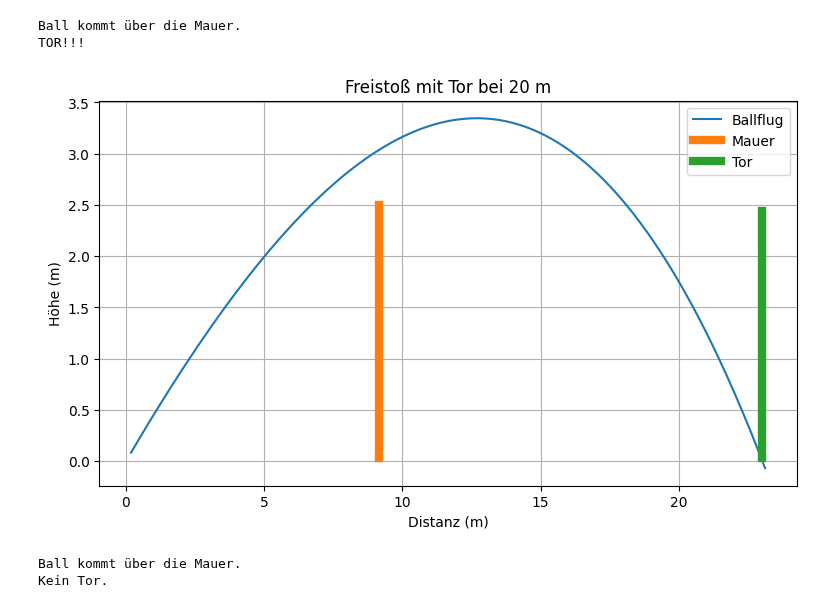
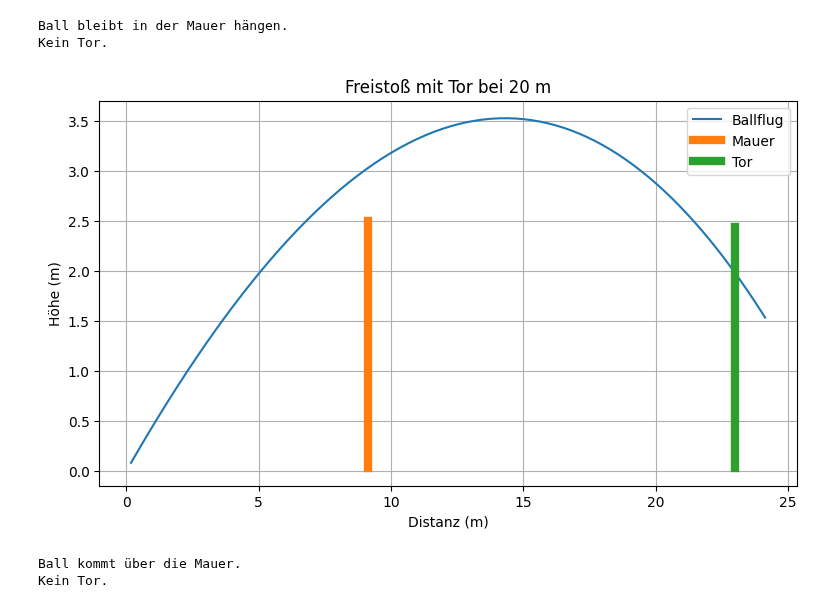
Before and after one commit to Eray-hgs/TG12-3, a Jupyter notebook: Seminarkurs/MagnusEffekt.ipynb, the cells around one changed output. Saved outputs shown, nothing was run; the diff lists cells and outputs as text; code cells hidden in the pictures.

```diff
--- a/Seminarkurs/MagnusEffekt.ipynb
+++ b/Seminarkurs/MagnusEffekt.ipynb
@@ -7,8 +7,8 @@ import matplotlib.pyplot as plt
 # -----------------------------
 g = 9.81    # Erdbeschleunigung in m/s^2
 dichteLuft = 1.2   # Dichte der Luft in kg/m^3
-lwBeiwert = 0.47   # Luftwiderstandsbeiwert für einen runden Ball
-Cl = 0.2    # Magnus-Koeffizient (nicht perfekt glatt)
+lwBeiwert = 0.2   # Luftwiderstandsbeiwert für einen runden Ball
+Cl = 0.2    # Auftriebsbeiwert (nicht perfekt glatt)
 r = 0.11    # Radius des Balls in m
 A = np.pi * r**2    # Querschnittsfläche des Balls
 m = 0.43    # Masse des Balls in kg
@@ -27,7 +27,7 @@ tor_h = 2.44
 # ---------------------------------------------------------------------
 v0 = 20
 winkel = 25
-spin = 10   # Topspin
+spin = 5   # Topspin
 dt = 0.01
 
 winkel_rad = np.radians(winkel)
@@ -71,36 +71,36 @@ positionen = np.array(positionen)
 # -----------------------------
 if ueber_mauer:
     print("Ball kommt über die Mauer.")
 else:
     print("Ball bleibt in der Mauer hängen.")
 
 if im_tor and ueber_mauer:
     print("TOR!!!")
 else:
     print("Kein Tor.")
 
 # -----------------------------
 # Plot
 # -----------------------------
 plt.figure(figsize=(9,5))
 plt.plot(positionen[:,0], positionen[:,1], label="Ballflug")
 
 # Mauer
 plt.plot([mauer_x, mauer_x], [0.03, mauer_h], linewidth=6, label="Mauer")
 
 # Tor
 plt.plot([FeldEnde, FeldEnde], [0.03, tor_h], linewidth=6, label="Tor")
 
 plt.xlabel("Distanz (m)")
 plt.ylabel("Höhe (m)")
 plt.title("Freistoß mit Tor bei 20 m")
 plt.legend()
 plt.grid()
 plt.show()
 # %% [output]
-Ball kommt über die Mauer.
-TOR!!!
+Ball bleibt in der Mauer hängen.
+Kein Tor.
-[figure, old version]
+[figure, new version]
 # %%
 import numpy as np
 import matplotlib.pyplot as plt
```
